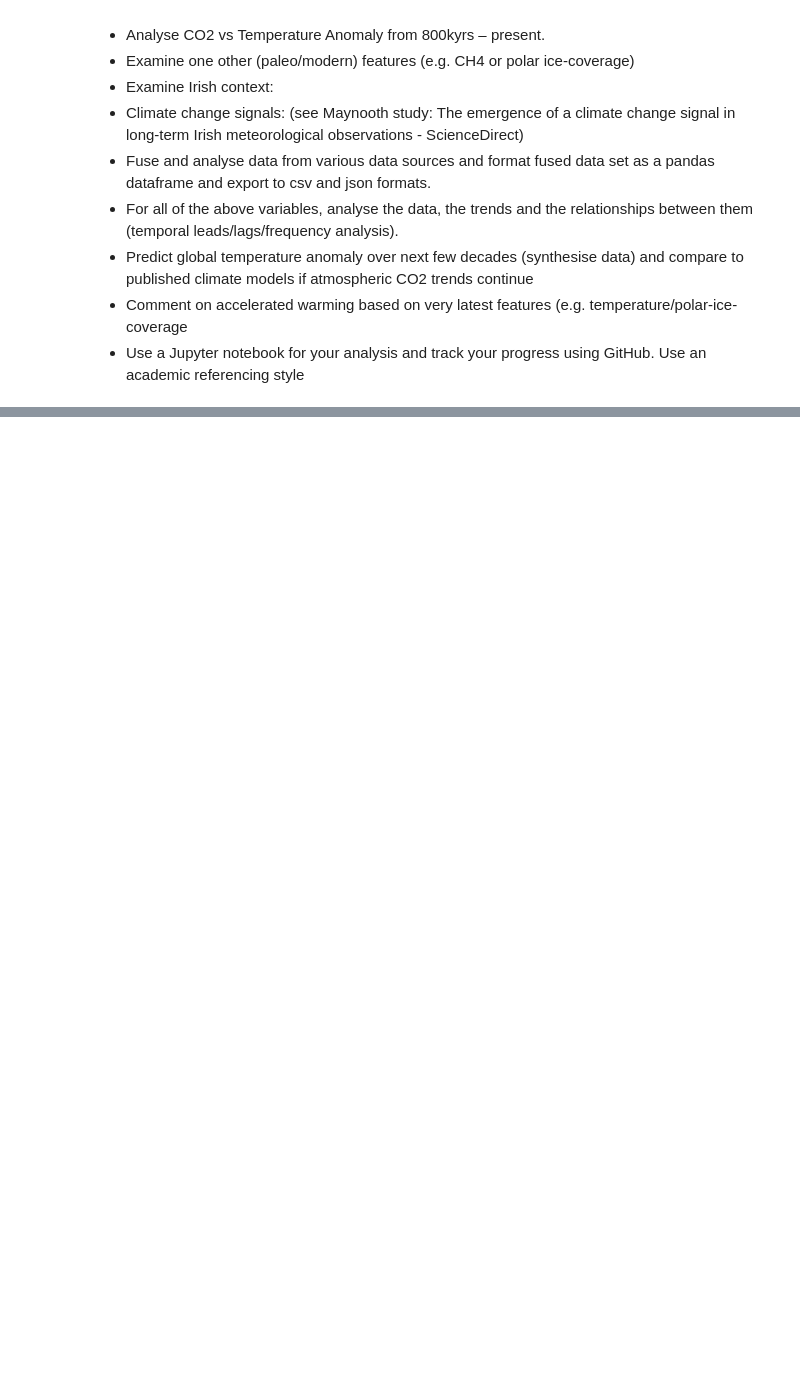
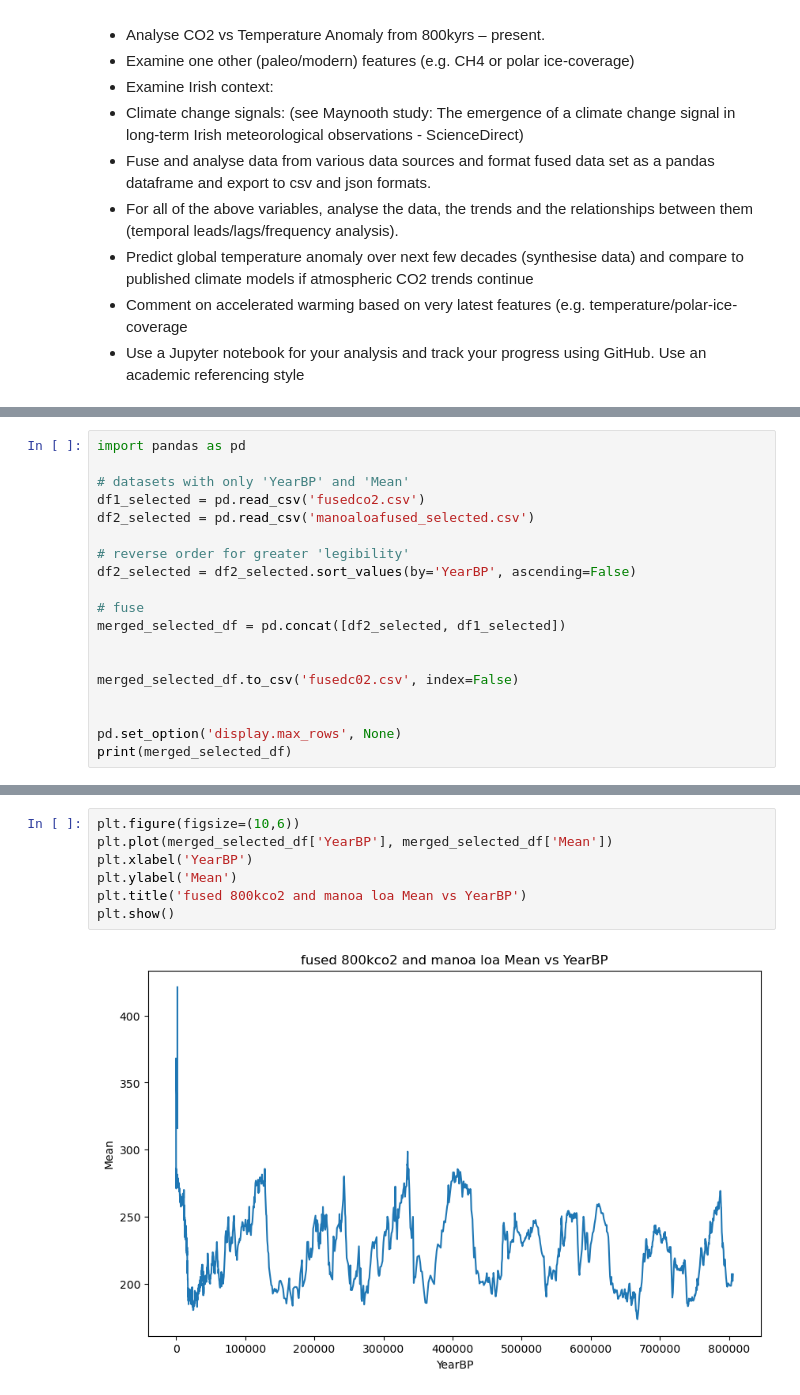
Before and after one commit to Gerbs2193/Programming-for-Data-Analysis-Project, a Jupyter notebook: project.ipynb, the cells around one changed output, grey strips where cells are left out. Saved outputs shown, nothing was run; the diff lists cells and outputs as text; blank space fills up the shorter version.

Commit message:
Mountain of work, fusing datasets and irish relevance. only 1 commit as i deleted more than i eventually got to work. very, very hard (for me).

```diff
--- a/project.ipynb
+++ b/project.ipynb
@@ -147,0 +190,19 @@ Correlation Coefficient: 0.84540633240228
+# %%
+import pandas as pd
+
+# datasets with only 'YearBP' and 'Mean'
+df1_selected = pd.read_csv('fusedco2.csv')
+df2_selected = pd.read_csv('manoaloafused_selected.csv')
+
+# reverse order for greater 'legibility'
+df2_selected = df2_selected.sort_values(by='YearBP', ascending=False)
+
+# fuse
+merged_selected_df = pd.concat([df2_selected, df1_selected])
+
+
+merged_selected_df.to_csv('fusedc02.csv', index=False)
+
+
+pd.set_option('display.max_rows', None)
+print(merged_selected_df)
@@ -148,3 +227,12 @@ Correlation Coefficient: 0.84540633240228
+# %%
+plt.figure(figsize=(10,6))
+plt.plot(merged_selected_df['YearBP'], merged_selected_df['Mean'])
+plt.xlabel('YearBP')
+plt.ylabel('Mean')
+plt.title('fused 800kco2 and manoa loa Mean vs YearBP')
+plt.show()
+# %% [output]
+[figure, added]
 # %%
 import pandas as pd
 import matplotlib.pyplot as plt
```
Also changed, not shown: parts of 14 cells of this notebook, 12 other files.
